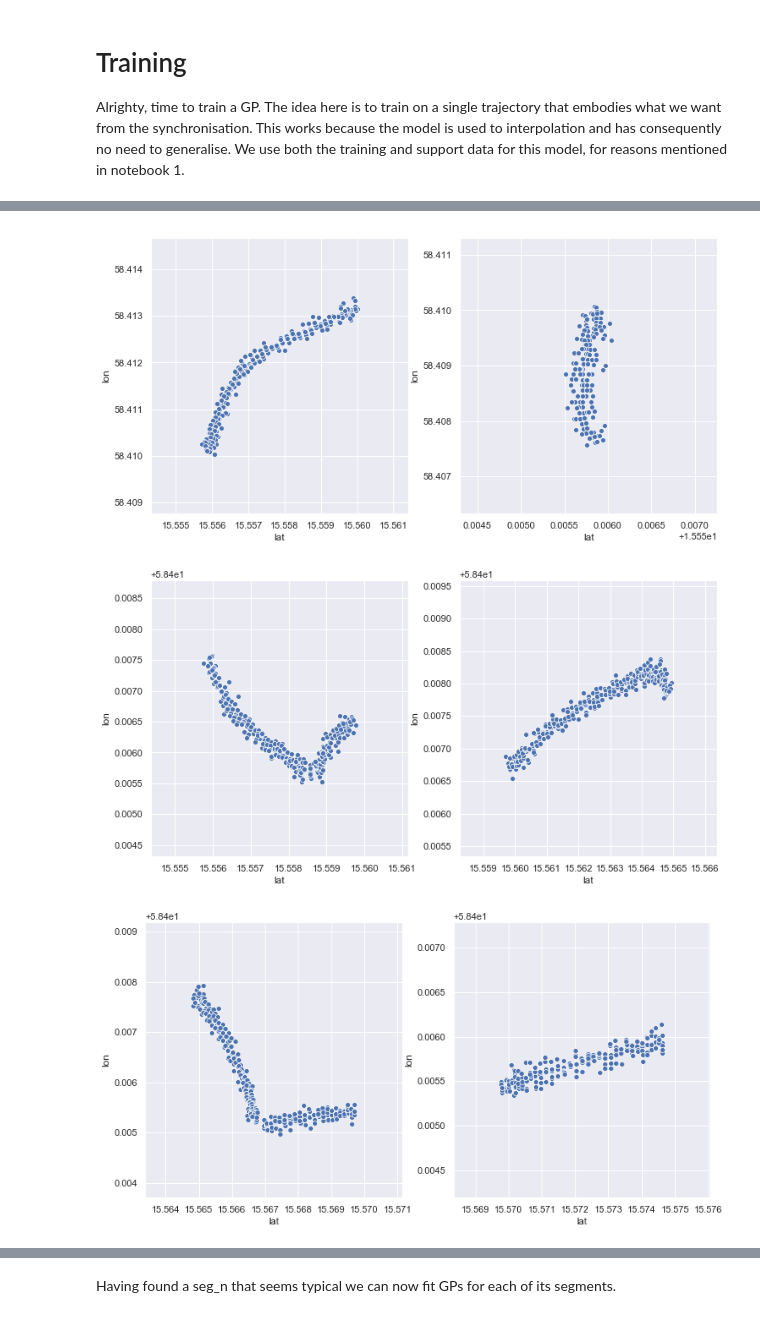
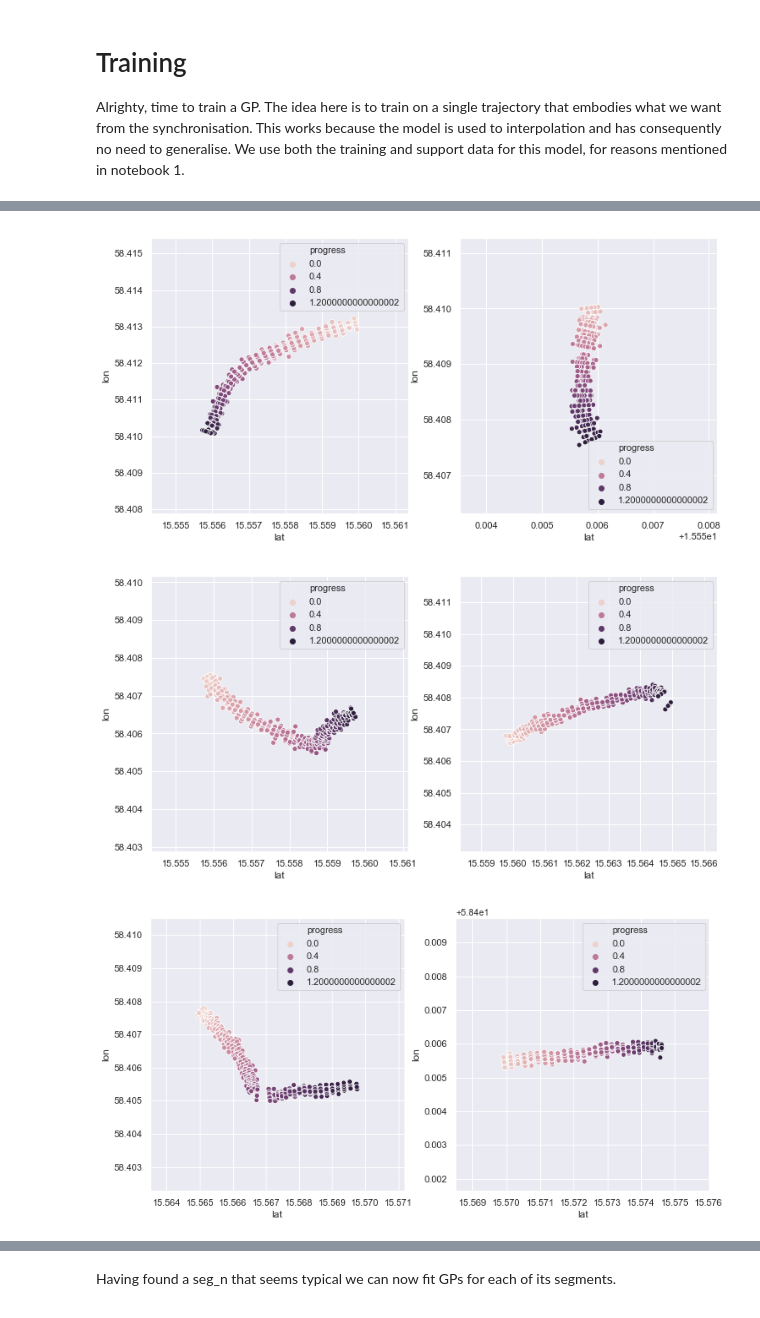
Before and after one commit to M20190649/TDDE19-bus-arrival-time, a Jupyter notebook: GP/Arrival Time Prediction 3 - Synchronisation.ipynb, the cells around one changed output, grey strips where cells are left out. Cells and saved outputs as stored; diff of their text form; code cells hidden in the pictures.

Commit message:
Add more plots to debug why wrong model is most likely

```diff
--- a/GP/Arrival Time Prediction 3 - Synchronisation.ipynb
+++ b/GP/Arrival Time Prediction 3 - Synchronisation.ipynb
@@ -98,10 +98,10 @@ print(d_lat, d_lon)
 Alrighty, time to train a GP. The idea here is to train on a single trajectory that embodies what we want from the synchronisation. This works because the model is used to interpolation and has consequently no need to generalise. We use both the training and support data for this model, for reasons mentioned in notebook 1.
 # %%
 n_trajs = train.traj.unique()
-traj_n = n_trajs[1]
+traj_n = n_trajs[8]
 traj = train[train.traj == traj_n]
 traj_support = support[support.traj == traj_n]
 train_traj = traj.append(traj_support)
 plot.traj_progress(train_traj)
-plot.traj_segment_grid(train_traj, 'lat', 'lon')
+plot.traj_segment_grid(train_traj, 'lat', 'lon', hue='progress')
 # %% [output]
@@ -110,3 +110,3 @@ plot.traj_segment_grid(train_traj, 'lat', 'lon')
-[figure, old version]
+[figure, new version]
-[figure, old version]
+[figure, new version]
-[figure, old version]
+[figure, new version]
```
Also changed, not shown: parts of 9 cells of this notebook, 3 other files.
